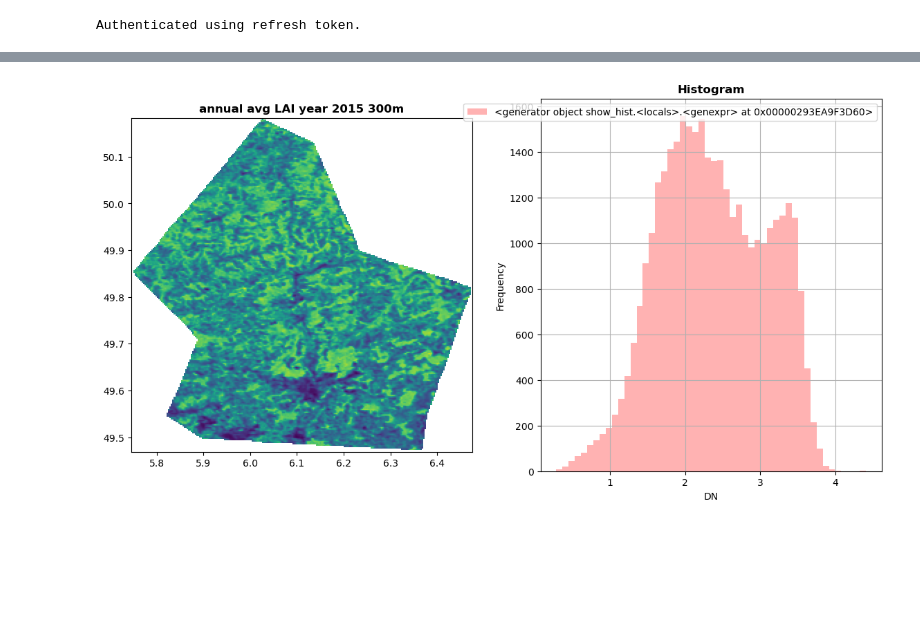
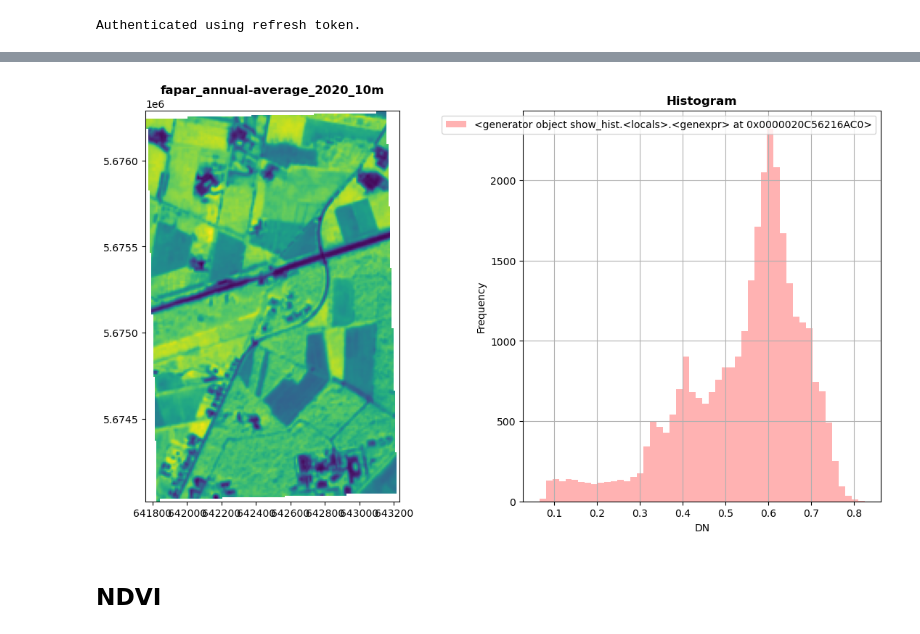
Before and after one commit to integratedmodelling/OpenEO-UDP-UDF-catalogue, a Jupyter notebook: examples/tests_Tier-2_UDPs.ipynb, the cells around one changed output, grey strips where cells are left out. Drawn from its saved outputs; the diff is of its cells as text; code cells hidden in the pictures; blank space fills up the shorter version.

```diff
--- a/examples/tests_Tier-2_UDPs.ipynb
+++ b/examples/tests_Tier-2_UDPs.ipynb
@@ -43,8 +44,8 @@ Wall time: 29.6 s
 # %%
 # visu result
-with rasterio.open("LAI_annual-average_2014_1km.tif") as src:
+with rasterio.open("PPI_annual-average_2020_10m.tif") as src:
     fig, (axrgb, axhist) = pyplot.subplots(1, 2, figsize=(14,7))
-    show(src, with_bounds=True, ax=axrgb, title='annual avg LAI year 2014 1km')
+    show(src, with_bounds=True, ax=axrgb, title='PPI_annual-average_2020_10m')
     show_hist(src, bins=50, lw=0.0, stacked=False, alpha=0.3, histtype='stepfilled', title="Histogram", ax=axhist)
     pyplot.show()
 # %% [output]
@@ -65,9 +66,11 @@ Wall time: 27 s
 # %%
 # visu result
-with rasterio.open("LAI_annual-average_2015_300m.tif") as src:
+with rasterio.open("fapar_annual-average_2020_10m.tif") as src:
     fig, (axrgb, axhist) = pyplot.subplots(1, 2, figsize=(14,7))
-    show(src, with_bounds=True, ax=axrgb, title='annual avg LAI year 2015 300m')
+    show(src, with_bounds=True, ax=axrgb, title='fapar_annual-average_2020_10m')
     show_hist(src, bins=50, lw=0.0, stacked=False, alpha=0.3, histtype='stepfilled', title="Histogram", ax=axhist)
     pyplot.show()
 # %% [output]
-[figure, old version]
+[figure, new version]
+# %% [markdown]
+## NDVI
```
Also changed, not shown: parts of 23 cells of this notebook, 2 other files.
